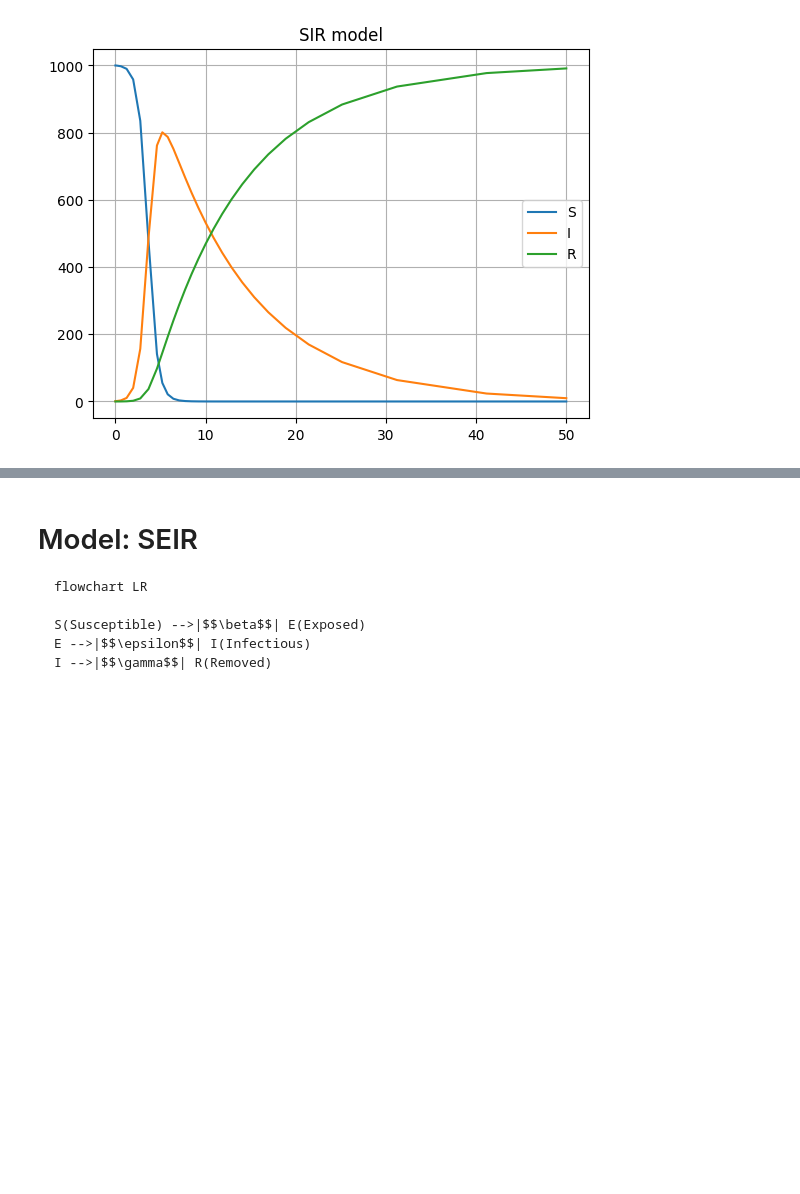
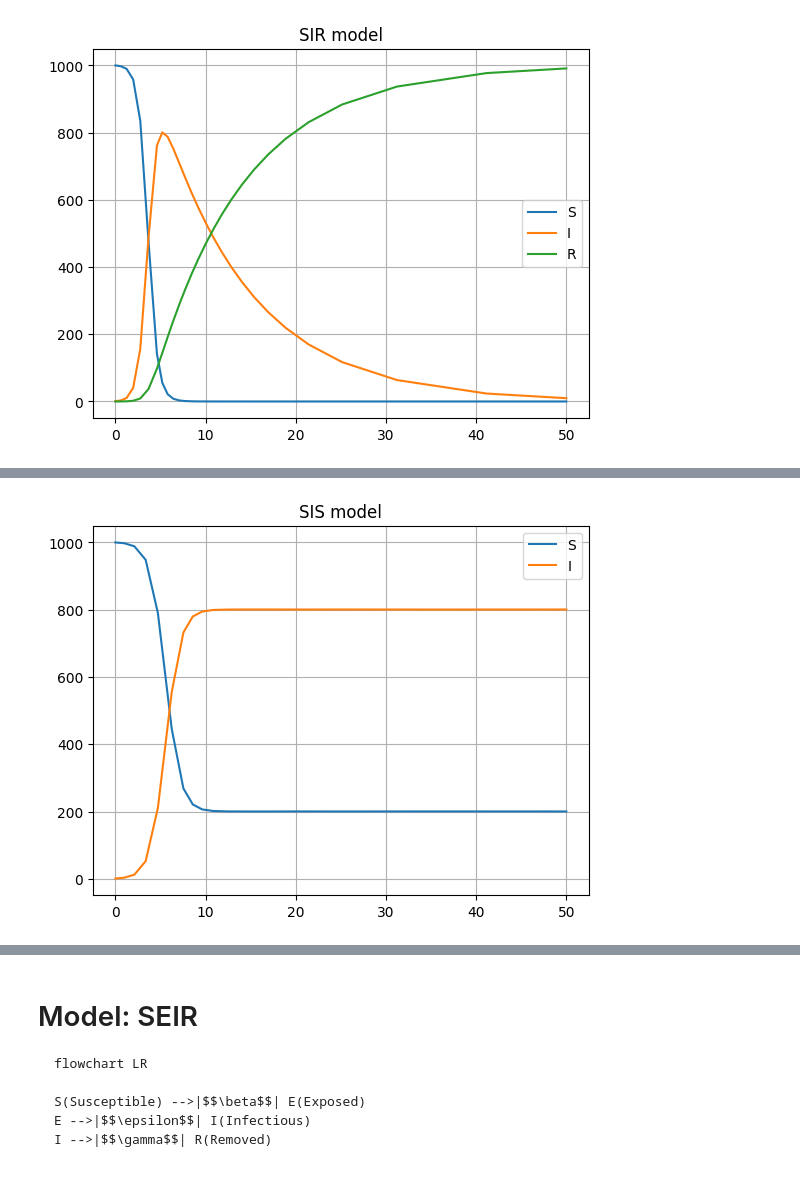
Before and after one commit to fccoelho/epimodels, a Jupyter notebook: docs/Examples/Continuous_models.ipynb, the cells around one changed output, grey strips where cells are left out. Drawn from its saved outputs; the diff is of its cells as text; code cells hidden in the pictures; blank space fills up the shorter version.

```diff
--- a/docs/Examples/Continuous_models.ipynb
+++ b/docs/Examples/Continuous_models.ipynb
@@ -35,0 +60,3 @@ model.plot_traces()
+# %%
+model = CM.SIS()
+md(str(model))
@@ -35,0 +74,5 @@ model.plot_traces()
+# %%
+model([1000, 1], [0, 50], 1001, {'beta': 1.5, 'gamma': 0.3})
+model.plot_traces()
+# %% [output]
+[figure, added]
```
Also changed, not shown: parts of 21 cells of this notebook, 12 other files.
